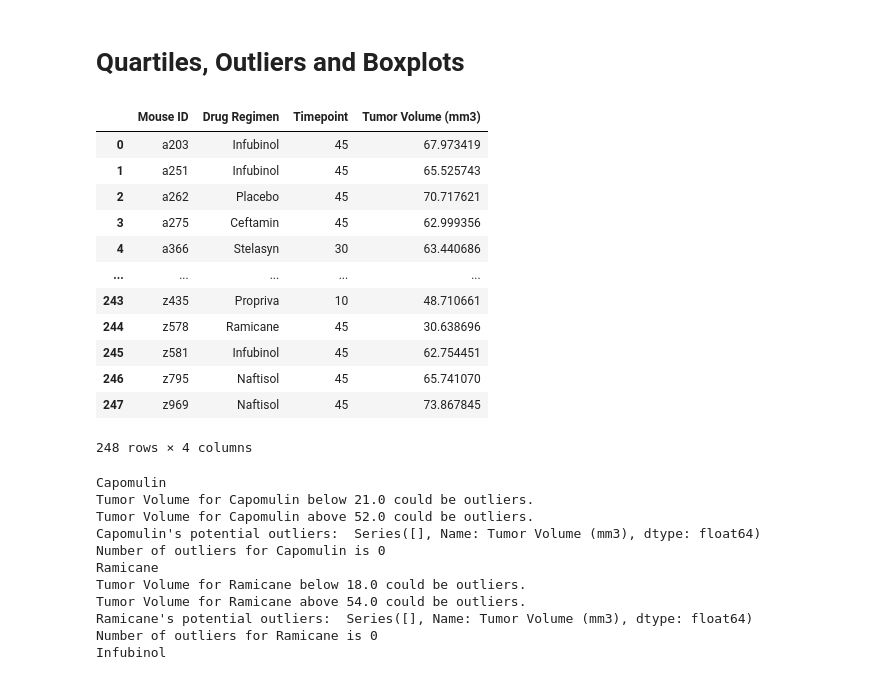
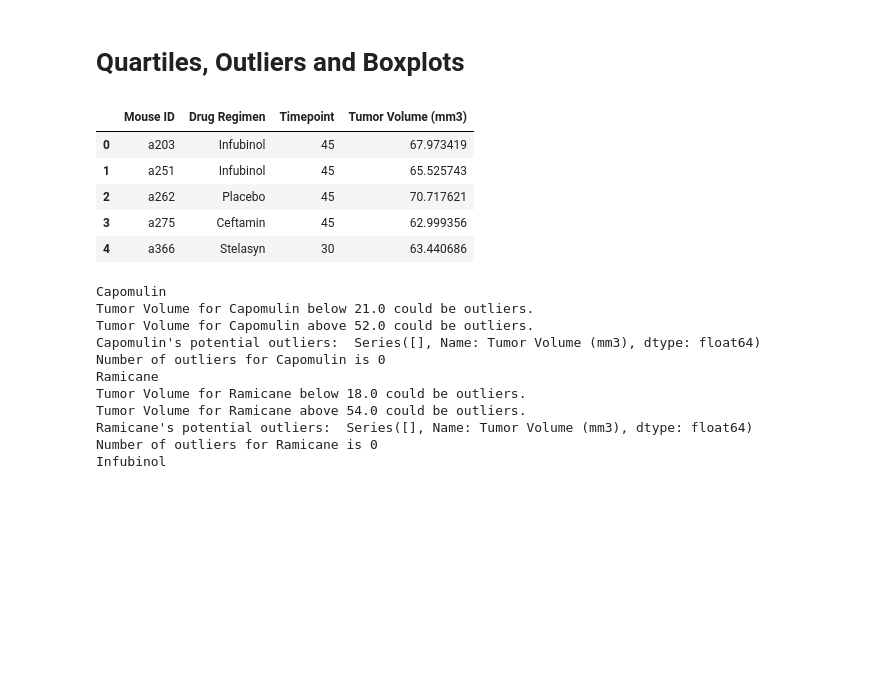
Before and after one commit to jananeesaranraj/Matplotlib, a Jupyter notebook: Pymaceuticals/Pymaceuticals.ipynb, the cells around one changed output. Saved outputs shown, nothing was run; the diff lists cells and outputs as text; code cells hidden in the pictures; blank space fills up the shorter version.

```diff
--- a/Pymaceuticals/Pymaceuticals.ipynb
+++ b/Pymaceuticals/Pymaceuticals.ipynb
@@ -255,27 +263,19 @@ plt.show()
 # %%
 # Calculate the final tumor volume of each mouse across four of the treatment regimens:
 # Capomulin, Ramicane, Infubinol, and Ceftamin
 # Start by getting the last (greatest) timepoint for each mouse
-# Merge this group df with the original DataFrame to get the tumor volume at the last timepoint
 max_tumor_vol= df.groupby(["Mouse ID","Drug Regimen"]).last()[["Timepoint","Tumor Volume (mm3)"]]
 max_tumor_df= max_tumor_vol.reset_index()
-max_tumor_df
-
+max_tumor_df.head()
+# Merge this group df with the original DataFrame to get the tumor volume at the last timepoint
 # merged_tumor_df = pd.merge(max_tumor_df,df,how="outer",on=("Mouse ID"))
-# merged_tumor_df.head(30)
+# merged_tumor_df.head()
 # %% [output]
 |  | Mouse ID | Drug Regimen | Timepoint | Tumor Volume (mm3) |
 | 0 | a203 | Infubinol | 45 | 67.973419 |
 | 1 | a251 | Infubinol | 45 | 65.525743 |
 | 2 | a262 | Placebo | 45 | 70.717621 |
 | 3 | a275 | Ceftamin | 45 | 62.999356 |
 | 4 | a366 | Stelasyn | 30 | 63.440686 |
-| ... | ... | ... | ... | ... |
-| 243 | z435 | Propriva | 10 | 48.710661 |
-| 244 | z578 | Ramicane | 45 | 30.638696 |
-| 245 | z581 | Infubinol | 45 | 62.754451 |
-| 246 | z795 | Naftisol | 45 | 65.741070 |
-| 247 | z969 | Naftisol | 45 | 73.867845 |
-248 rows × 4 columns
 # %%
 # Put treatments into a list for for loop (and later for plot labels)
```
Also changed, not shown: parts of 16 cells of this notebook, 12 other files.
